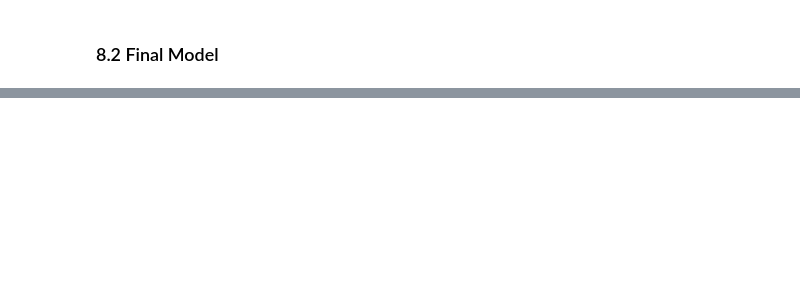
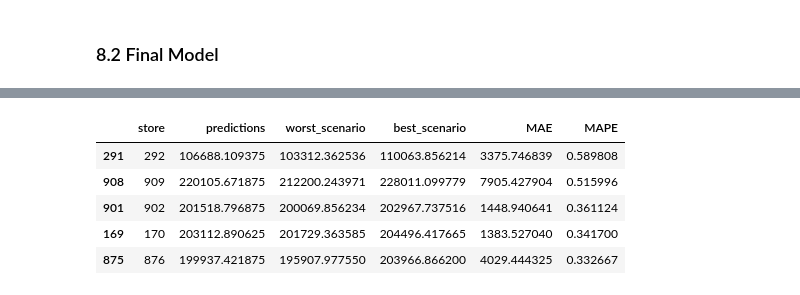
Before and after one commit to vitorhmf/sales-predict, a Jupyter notebook: v06_sales_forecast_fine_tunning.ipynb, the cells around one changed output, grey strips where cells are left out. Saved outputs shown, nothing was run; the diff lists cells and outputs as text; code cells hidden in the pictures; blank space fills up the shorter version.

```diff
--- a/v06_sales_forecast_fine_tunning.ipynb
+++ b/v06_sales_forecast_fine_tunning.ipynb
@@ -1230,0 +1272,9 @@ xgb_result_tuned
+# %%
+df92.sort_values('MAPE', ascending=False).head()
+# %% [output]
+|  | store | predictions | worst_scenario | best_scenario | MAE | MAPE |
+| 291 | 292 | 106688.109375 | 103312.362536 | 110063.856214 | 3375.746839 | 0.589808 |
+| 908 | 909 | 220105.671875 | 212200.243971 | 228011.099779 | 7905.427904 | 0.515996 |
+| 901 | 902 | 201518.796875 | 200069.856234 | 202967.737516 | 1448.940641 | 0.361124 |
+| 169 | 170 | 203112.890625 | 201729.363585 | 204496.417665 | 1383.527040 | 0.341700 |
+| 875 | 876 | 199937.421875 | 195907.977550 | 203966.866200 | 4029.444325 | 0.332667 |
```
Also changed, not shown: parts of 20 cells of this notebook.
